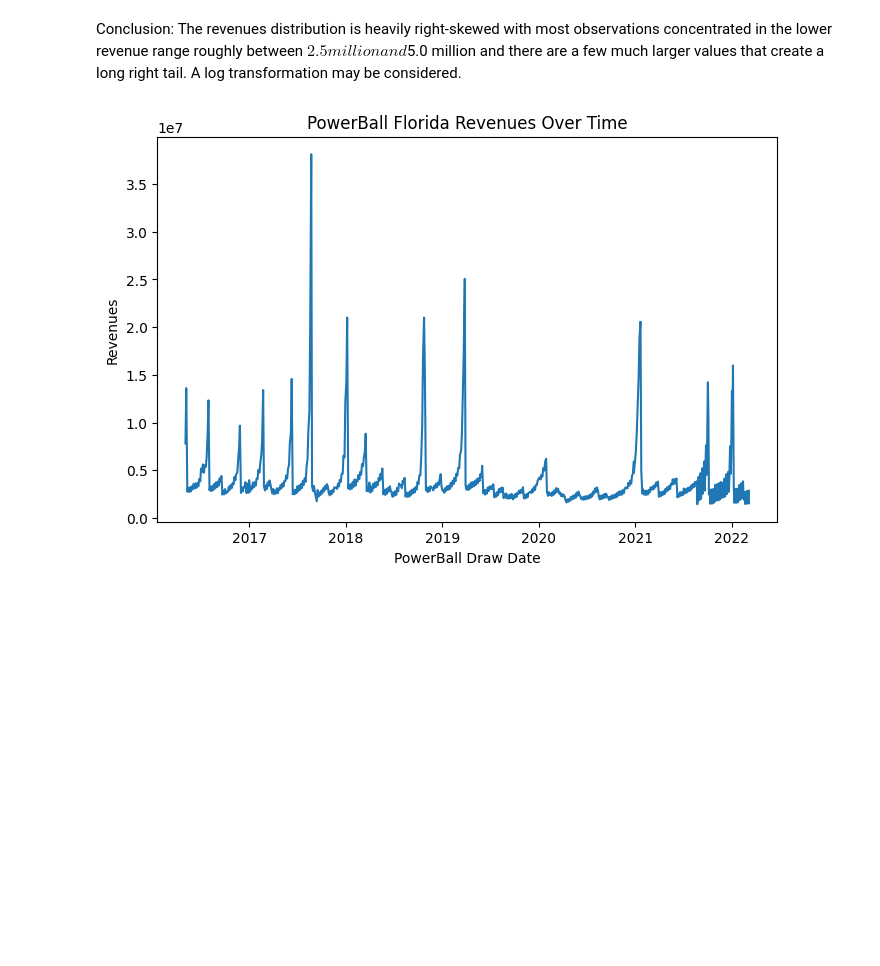
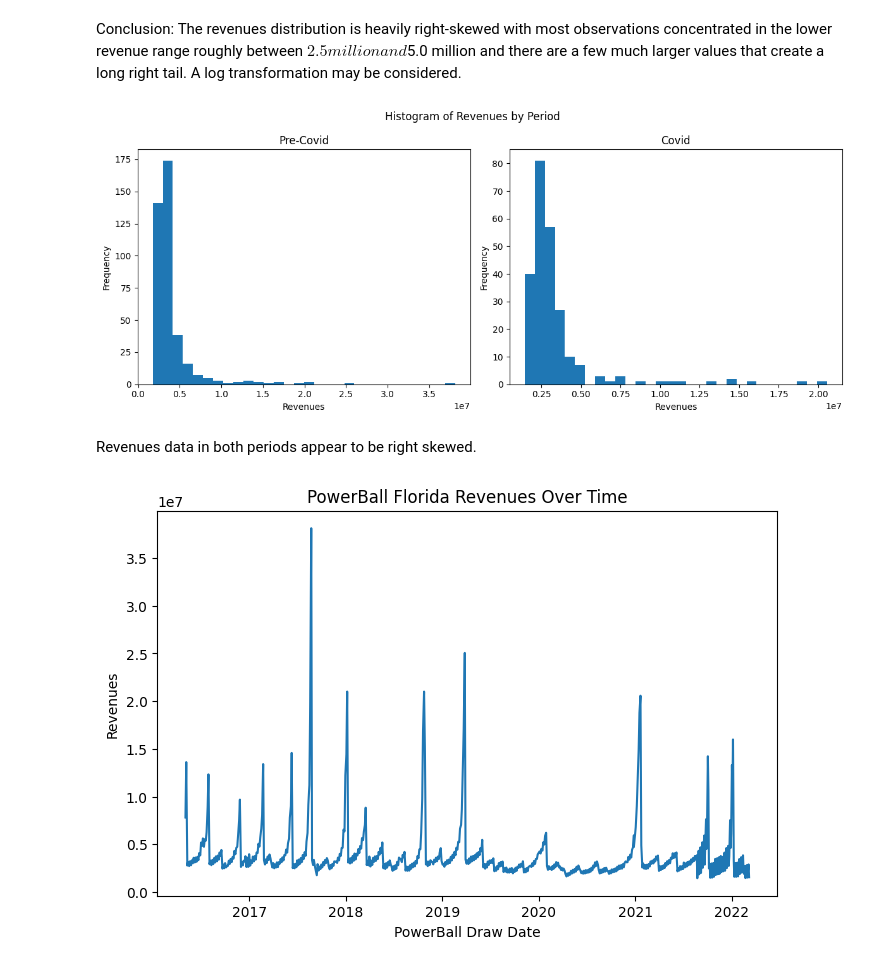
Before and after one commit to xiaolingsundberg/CovidOnLottery, a Jupyter notebook: covid_on_lottery.ipynb, the cells around one changed output. Drawn from its saved outputs; the diff is of its cells as text; code cells hidden in the pictures; blank space fills up the shorter version.

```diff
--- a/covid_on_lottery.ipynb
+++ b/covid_on_lottery.ipynb
@@ -145,6 +145,32 @@ plt.show()
 [figure]
 # %% [markdown]
 Conclusion: The revenues distribution is heavily right-skewed with most observations concentrated in the lower revenue range roughly between $2.5 million and $5.0 million and there are a few much larger values that create a long right tail. A log transformation may be considered.
+# %%
+# a histogram of revenues by periods for comparison
+
+import matplotlib.pyplot as plt
+
+fig, axes = plt.subplots(1, 2, figsize=(12, 5))
+
+# Pre-Covid
+axes[0].hist(df.loc[df["covid"] == 0, "revenues"], bins=30)
+axes[0].set_title("Pre-Covid")
+axes[0].set_xlabel("Revenues")
+axes[0].set_ylabel("Frequency")
+
+# Covid
+axes[1].hist(df.loc[df["covid"] == 1, "revenues"], bins=30)
+axes[1].set_title("Covid")
+axes[1].set_xlabel("Revenues")
+axes[1].set_ylabel("Frequency")
+
+plt.suptitle("Histogram of Revenues by Period")
+plt.tight_layout()
+plt.show()
+# %% [output]
+[figure, added]
+# %% [markdown]
+Revenues data in both periods appear to be right skewed.
 # %%
 # line plot - show how revenues change over time
 plt.figure(figsize=(8,5))
```
Also changed, not shown: parts of 8 cells of this notebook.
